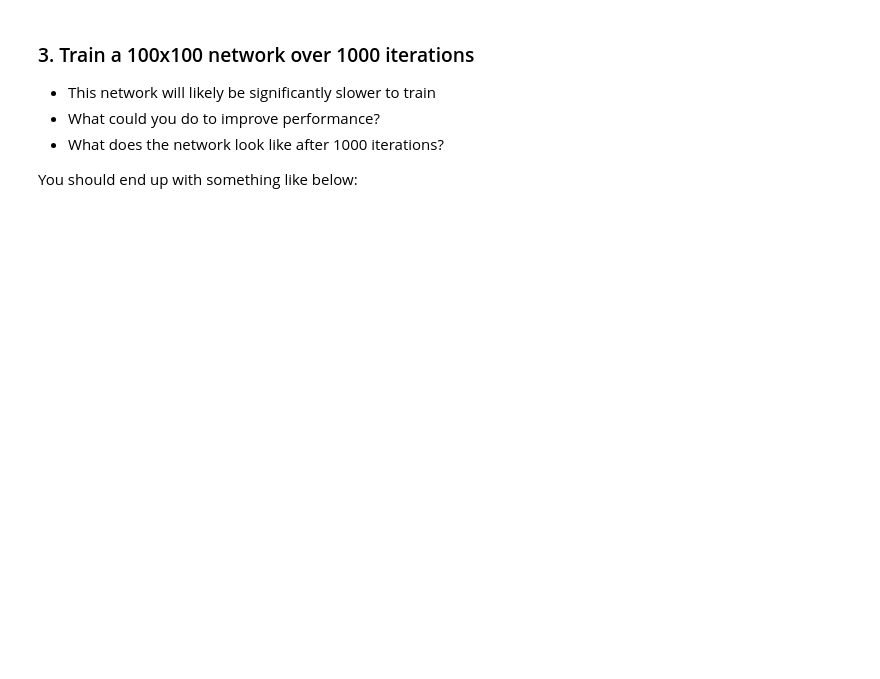
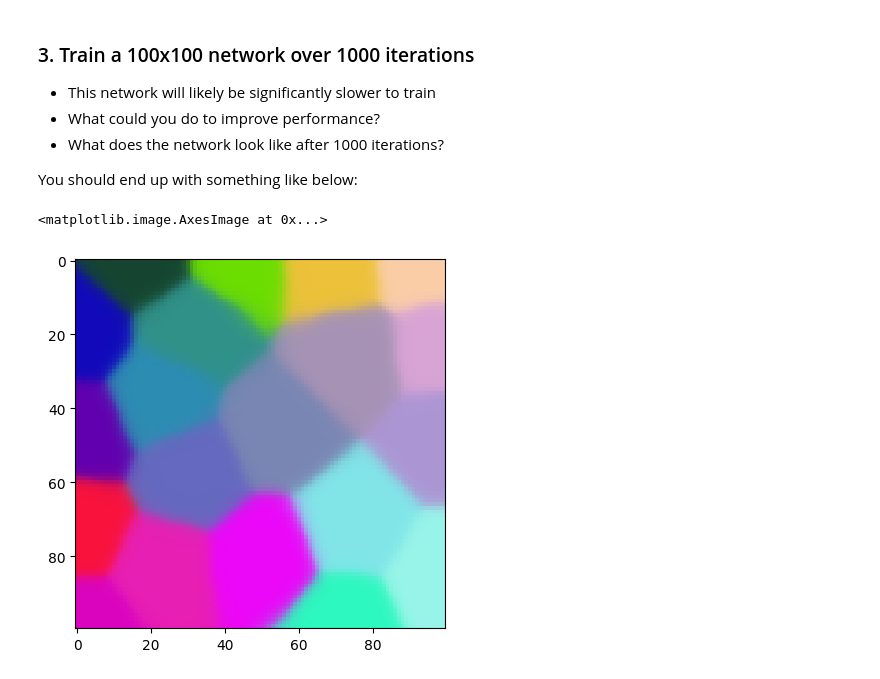
Before and after one commit to geoffrax/kohonen, a Jupyter notebook: kohonen.ipynb, the cells around one changed output. Cells and saved outputs as stored; diff of their text form; code cells hidden in the pictures; blank space fills up the shorter version.

```diff
--- a/kohonen.ipynb
+++ b/kohonen.ipynb
@@ -224,0 +253,12 @@ plt.imshow(image_data)
+# %%
+input_num = 20
+sizeX = 100
+sizeY = 100
+input_vect = 3
+iterations = 1000
+initial_learning_rate = 0.1
+
+plt.imshow(draw_map())
+# %% [output]
+<matplotlib.image.AxesImage at 0x...>
+[figure, added]
```
Also changed, not shown: parts of 7 cells of this notebook.
